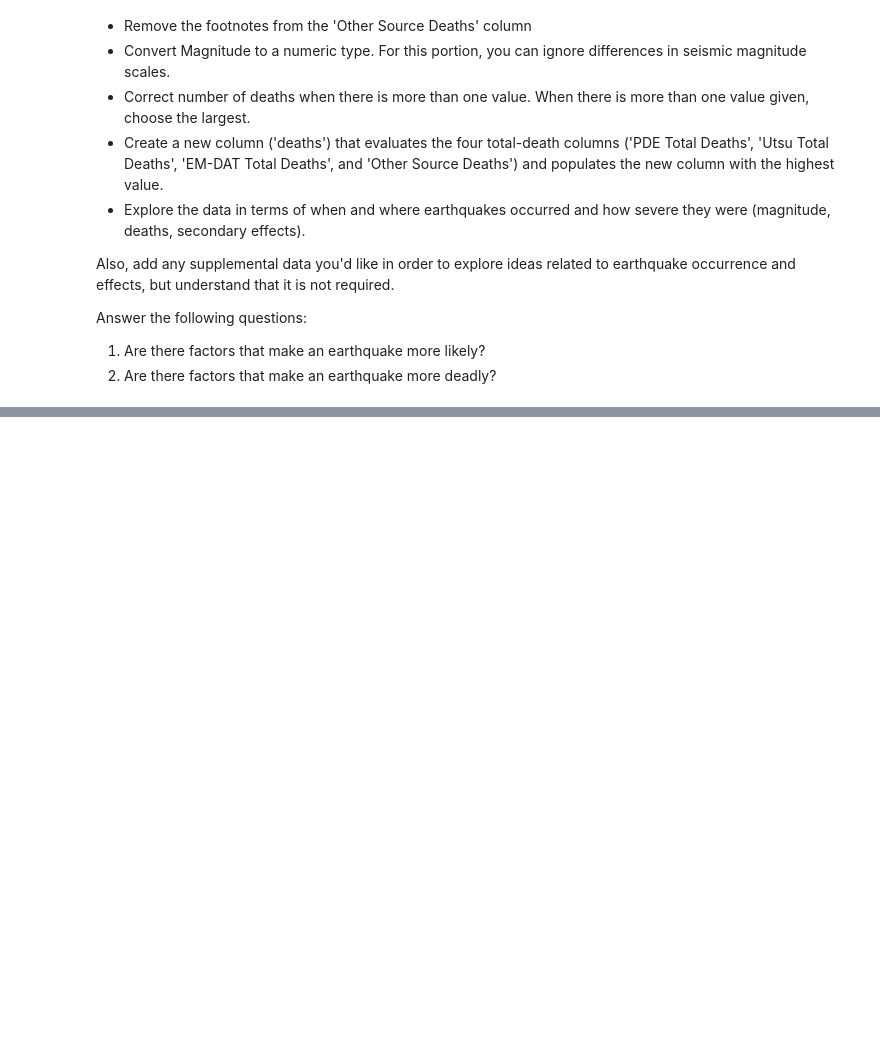
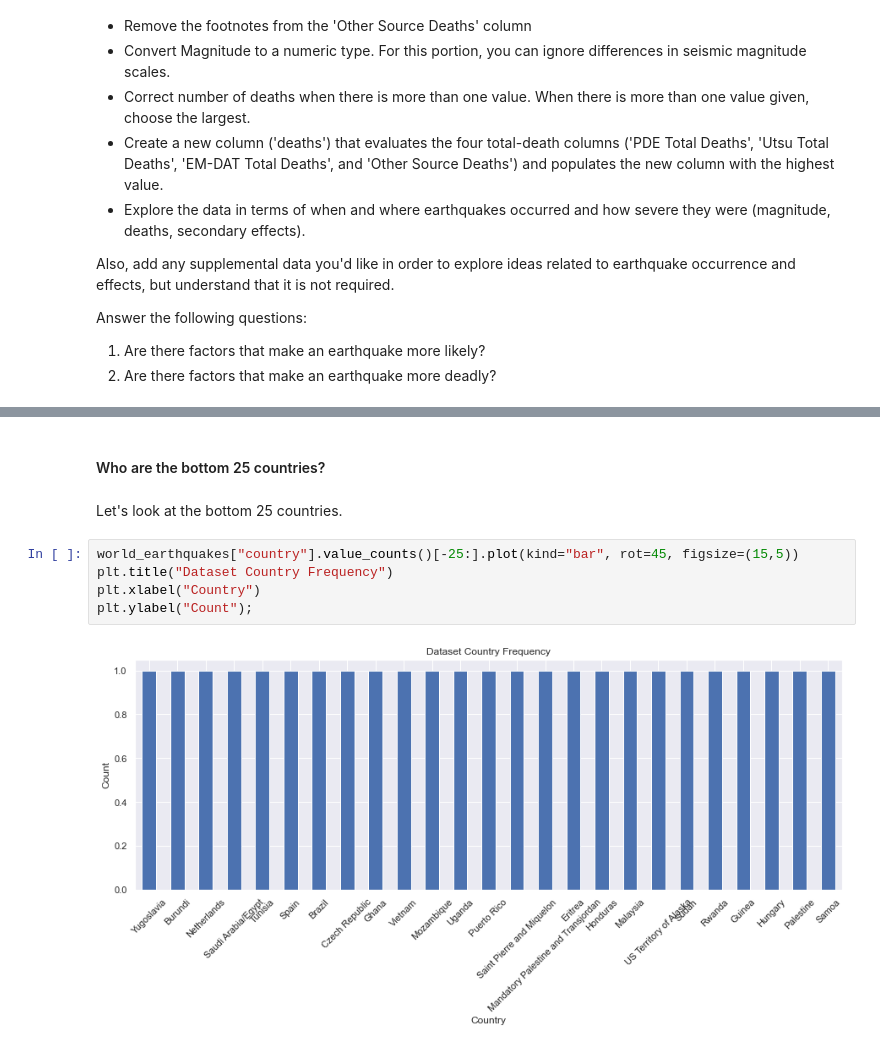
Before and after one commit to nss-data-science-cohort-4/dq3-earthquakes-amdquake, a Jupyter notebook: notebook/mr-part-1-analysis.ipynb, the cells around one changed output, grey strips where cells are left out. Cells and saved outputs as stored; diff of their text form; blank space fills up the shorter version.

```diff
--- a/notebook/mr-part-1-analysis.ipynb
+++ b/notebook/mr-part-1-analysis.ipynb
@@ -50,0 +206,11 @@ world_earthquake.shape
+# %% [markdown]
+#### Who are the bottom 25 countries?
+# %% [markdown]
+Let's look at the bottom 25 countries.
+# %%
+world_earthquakes["country"].value_counts()[-25:].plot(kind="bar", rot=45, figsize=(15,5))
+plt.title("Dataset Country Frequency")
+plt.xlabel("Country")
+plt.ylabel("Count");
+# %% [output]
+[figure, added]
```
Also changed, not shown: parts of 41 cells of this notebook, 2 other files.
